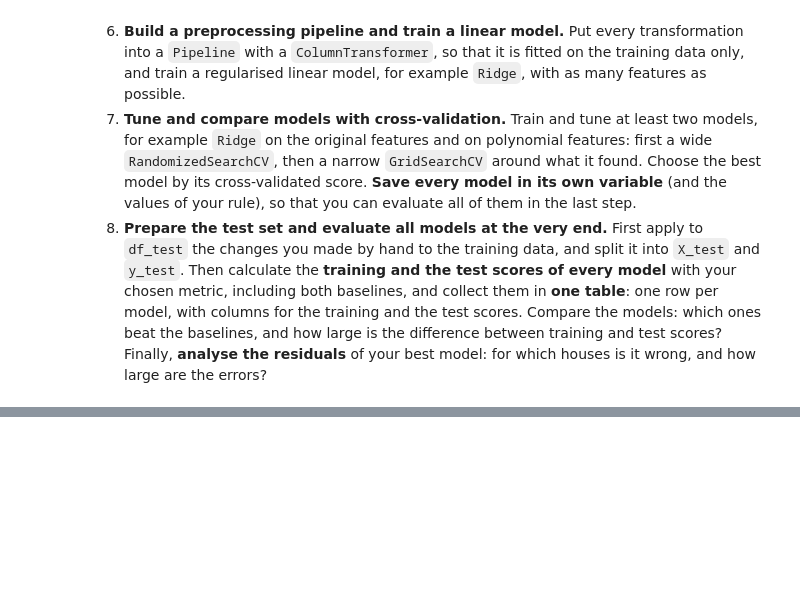
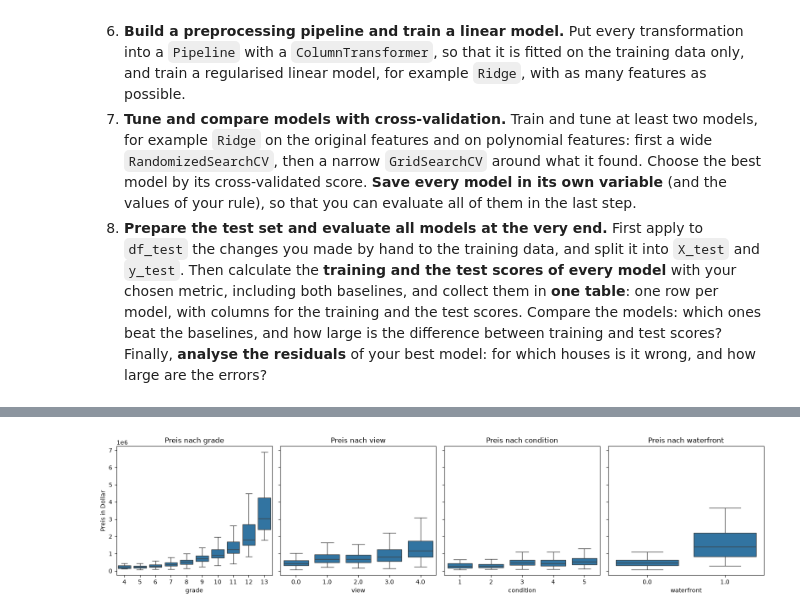
Before and after one commit to lexandros-dev/project-king-country, a Jupyter notebook: 02_king_county_project.ipynb, the cells around one changed output, grey strips where cells are left out. Saved outputs shown, nothing was run; the diff lists cells and outputs as text; code cells hidden in the pictures; blank space fills up the shorter version.

```diff
--- a/02_king_county_project.ipynb
+++ b/02_king_county_project.ipynb
@@ -79,0 +218,14 @@ from sklearn.metrics import root_mean_squared_error, mean_absolute_error, r2_sco
+# %%
+# Plot 3: Preis für jede Stufe der Kategorien mit Rang-Folge
+ordinal = ["grade", "view", "condition", "waterfront"]
+fig, axes = plt.subplots(1, 4, figsize=(16, 4), sharey=True)
+for ax, col in zip(axes, ordinal):
+    # showfliers=False blendet Ausreißer aus, damit die Boxen lesbar bleiben
+    sns.boxplot(data=df_train, x=col, y="price", color="tab:blue",
+                showfliers=False, ax=ax)
+    ax.set_title(f"Preis nach {col}")
+axes[0].set_ylabel("Preis in Dollar")
+plt.tight_layout()
+plt.show()
+# %% [output]
+[figure, added]
```
Also changed, not shown: parts of 24 cells of this notebook.
